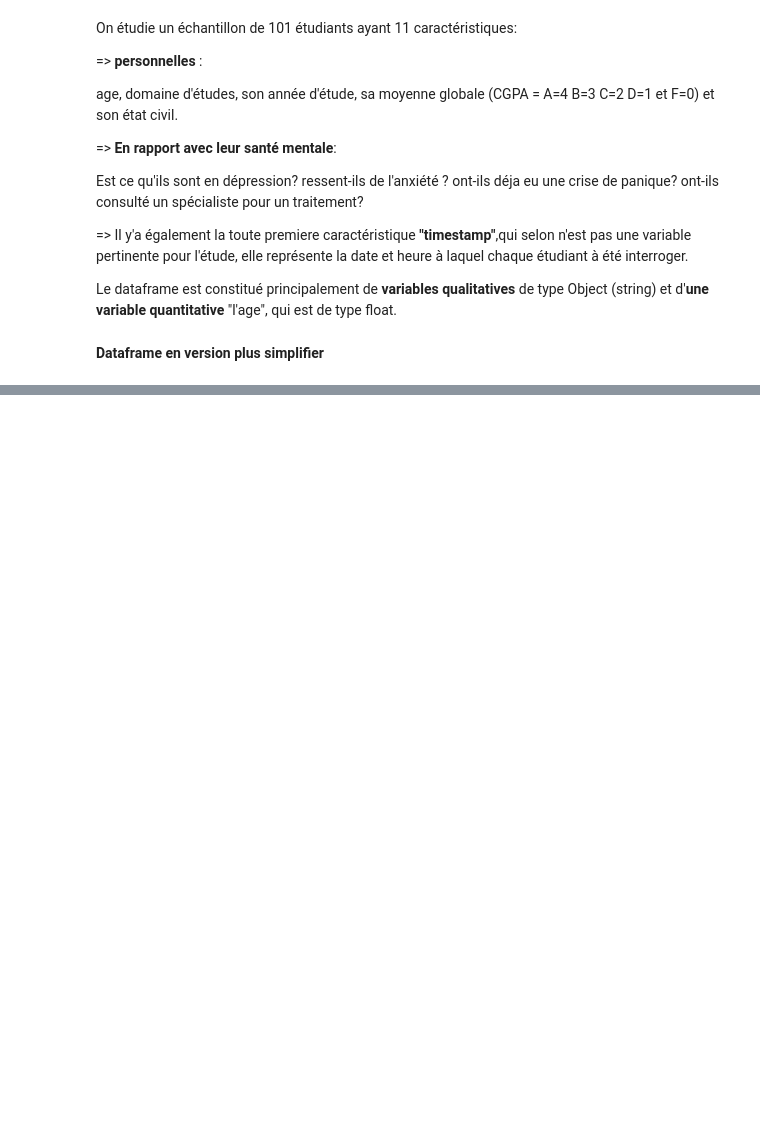
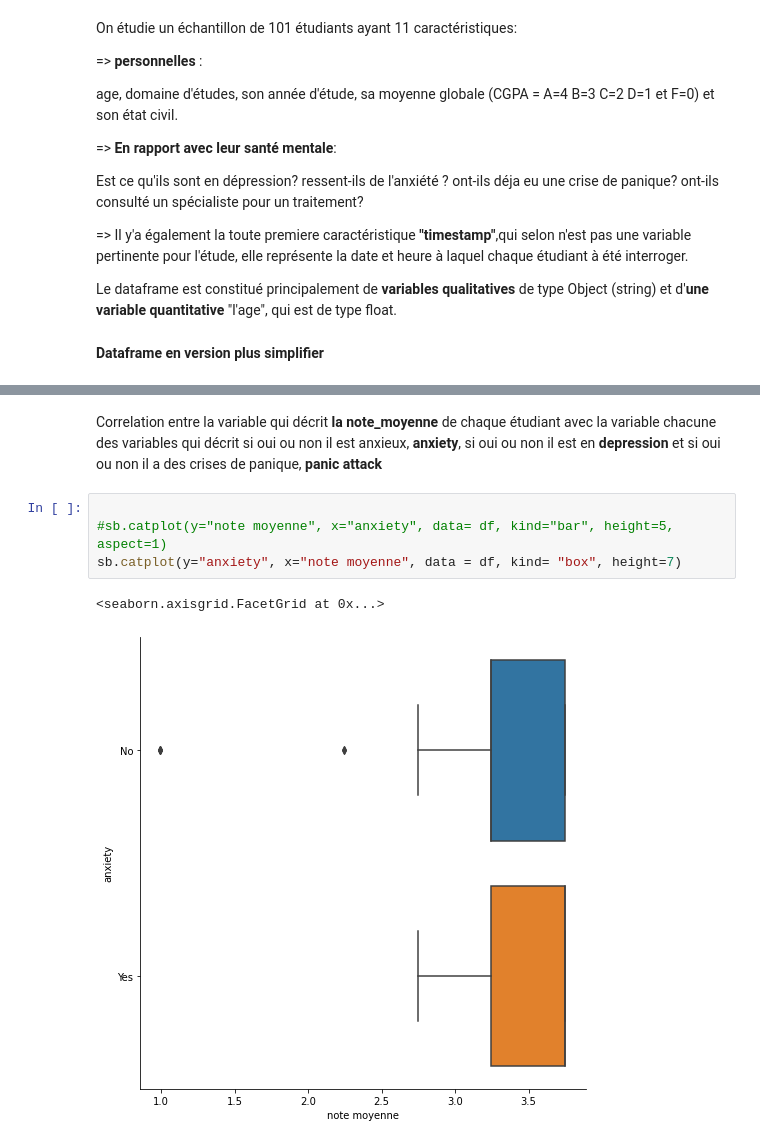
Before and after one commit to LamaElkhouk/pythonh3hitema, a Jupyter notebook: Projet_analyse_données.ipynb, the cells around one changed output, grey strips where cells are left out. Drawn from its saved outputs; the diff is of its cells as text; blank space fills up the shorter version.

```diff
--- a/Projet_analyse_données.ipynb
+++ b/Projet_analyse_données.ipynb
@@ -74,0 +132,9 @@ Le dataframe est constitué principalement de **variables qualitatives** de type
+# %% [markdown]
+Correlation entre la variable qui décrit **la note_moyenne** de chaque étudiant avec la variable chacune des variables qui décrit si oui ou non il est anxieux, **anxiety**, si oui ou non il est en **depression** et si oui ou non il a des crises de panique, **panic attack**
+# %%
+
+#sb.catplot(y="note moyenne", x="anxiety", data= df, kind="bar", height=5, aspect=1)
+sb.catplot(y="anxiety", x="note moyenne", data = df, kind= "box", height=7)
+# %% [output]
+<seaborn.axisgrid.FacetGrid at 0x...>
+[figure, added]
```
Also changed, not shown: parts of 15 cells of this notebook.
